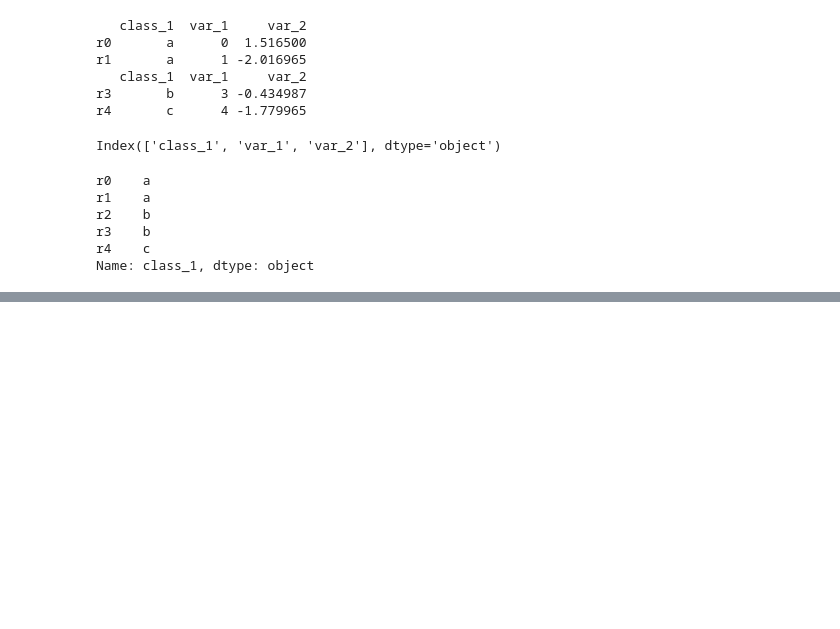
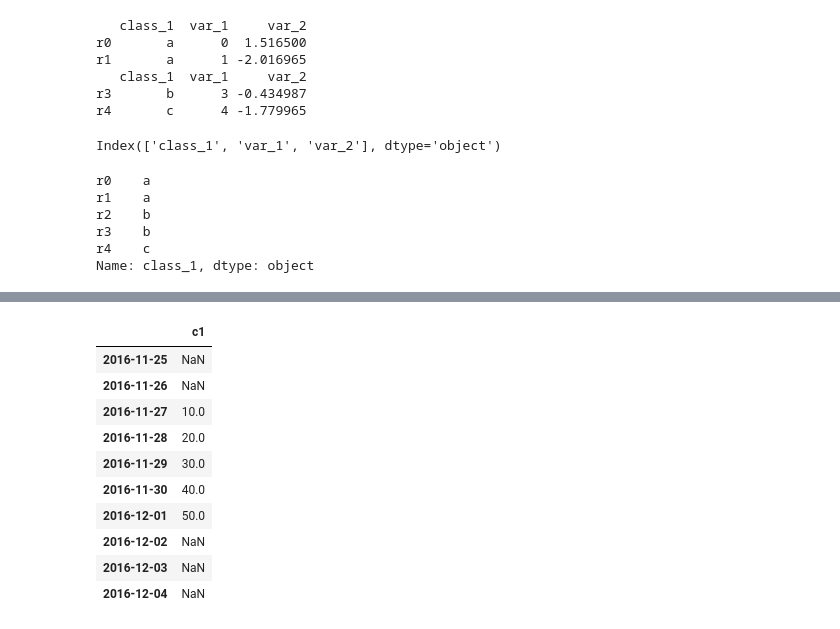
Before and after one commit to wanjuson/analyst_engineer, a Jupyter notebook: Py_Rfriend01.ipynb, the cells around one changed output, grey strips where cells are left out. Drawn from its saved outputs; the diff is of its cells as text; code cells hidden in the pictures; blank space fills up the shorter version.

```diff
--- a/Py_Rfriend01.ipynb
+++ b/Py_Rfriend01.ipynb
@@ -251,0 +320,3 @@ Name: class_1, dtype: object
+# %%
+date_idx = pd.date_range('11/27/2016', periods=5, freq='D')
+date_idx
@@ -251,0 +327,3 @@ Name: class_1, dtype: object
+# %%
+df_2 = pd.DataFrame({"c1": [10, 20, 30, 40, 50]}, index=date_idx)
+df_2
@@ -251,0 +337,15 @@ Name: class_1, dtype: object
+# %%
+date_idx_2 = pd.date_range('11/25/2016', periods=10, freq='D')
+df_2.reindex(date_idx_2)
+# %% [output]
+|  | c1 |
+| 2016-11-25 | NaN |
+| 2016-11-26 | NaN |
+| 2016-11-27 | 10.0 |
+| 2016-11-28 | 20.0 |
+| 2016-11-29 | 30.0 |
+| 2016-11-30 | 40.0 |
+| 2016-12-01 | 50.0 |
+| 2016-12-02 | NaN |
+| 2016-12-03 | NaN |
+| 2016-12-04 | NaN |
```
Also changed, not shown: parts of 12 cells of this notebook.
